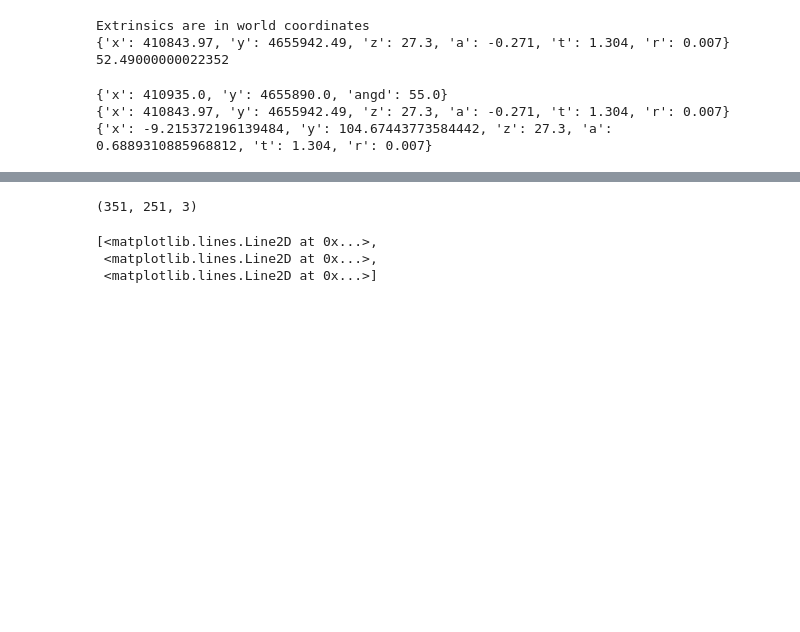
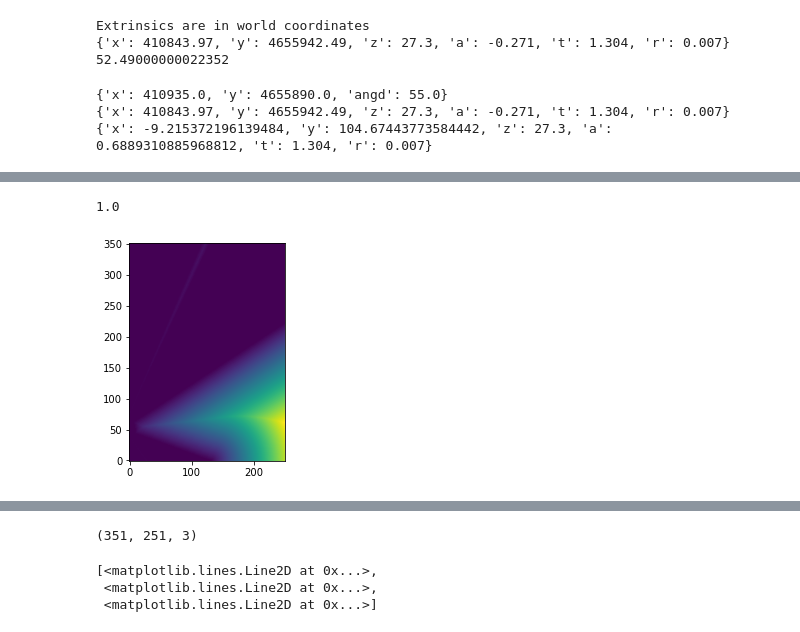
Before and after one commit to csherwood-usgs/CoastCam, a Jupyter notebook: test_chs_caco_rectification.ipynb, the cells around one changed output, grey strips where cells are left out. Cells and saved outputs as stored; diff of their text form; code cells hidden in the pictures; blank space fills up the shorter version.

```diff
--- a/test_chs_caco_rectification.ipynb
+++ b/test_chs_caco_rectification.ipynb
@@ -132,3 +134,10 @@ Wall time: 1.89 s
+# %%
+plt.imshow(W[:,:])
+plt.gca().invert_yaxis()
+print(np.max(W))
+# %% [output]
+1.0
+[figure, added]
 # %%
 # This complains about a lossy conversion to uint8. Python does not have the ability to store NaNs in an integer array.
 # Should we make NaNs zeros?
```
Also changed, not shown: parts of 7 cells of this notebook, 2 other files.
